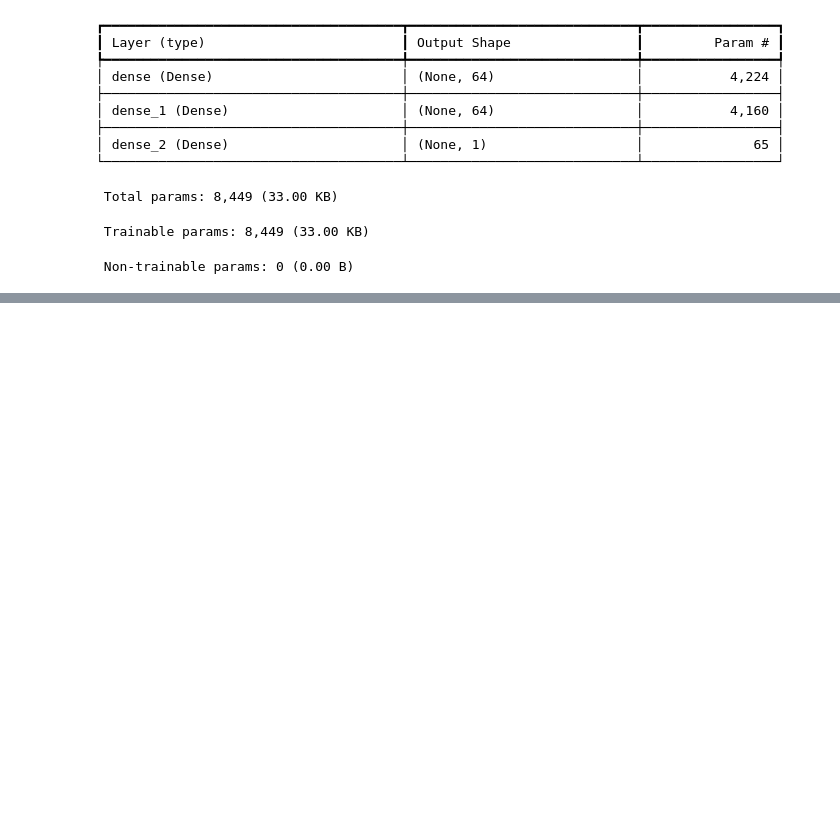
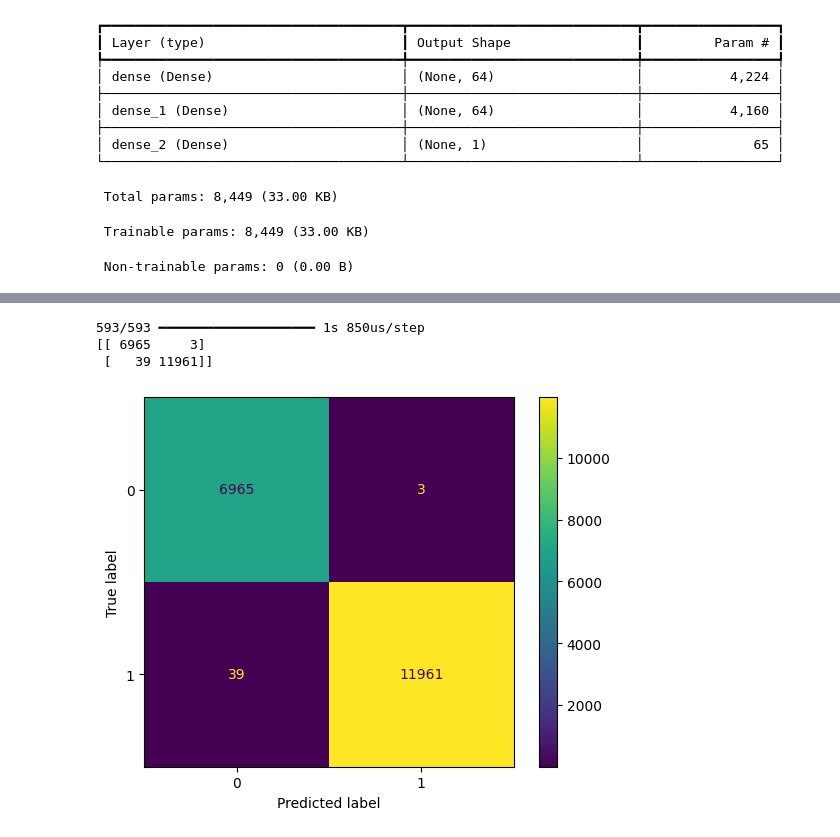
Before and after one commit to sergiofernandezcamara-sys/TFGSergioFernandezCamara, a Jupyter notebook: Scripts/Data_train.ipynb, the cells around one changed output, grey strips where cells are left out. Saved outputs shown, nothing was run; the diff lists cells and outputs as text; code cells hidden in the pictures; blank space fills up the shorter version.

Commit message:
Final model

```diff
--- a/Scripts/Data_train.ipynb
+++ b/Scripts/Data_train.ipynb
@@ -432,4 +428,4 @@ x_val = x_val.astype("float32").to_numpy()
 y_val = y_val.astype("float32").to_numpy().reshape(-1, 1)
 
 x_test = x_test.astype("float32").to_numpy()
-y_test = y_test.astype("float32").to_numpy().reshape(-1, 1)
+y_test_shape = y_test.astype("float32").to_numpy()
@@ -531,2 +528,4 @@ print(history.history)
+# %%
+model=keras.models.load_model("mejor_modelo.keras")
 # %%
 results=model.evaluate(x_test,y_test)
@@ -538,0 +552,20 @@ model.save("model.keras")
+# %%
+from sklearn.metrics import confusion_matrix
+from sklearn.metrics import ConfusionMatrixDisplay
+import matplotlib.pyplot as plt
+
+classNames=[0,1]
+y_pred_prob = model.predict(x_test)
+y_pred = (y_pred_prob >= 0.5).astype(int)
+y_pred = y_pred.ravel()
+result = confusion_matrix(y_test_shape, y_pred)
+print(result)
+
+disp = ConfusionMatrixDisplay(confusion_matrix=result,display_labels=classNames)
+disp.plot()
+plt.show()
+# %% [output]
+593/593 ━━━━━━━━━━━━━━━━━━━━ 1s 850us/step
+[[ 6965     3]
+ [   39 11961]]
+[figure, added]
```
Also changed, not shown: parts of 19 cells of this notebook, 7 other files.
